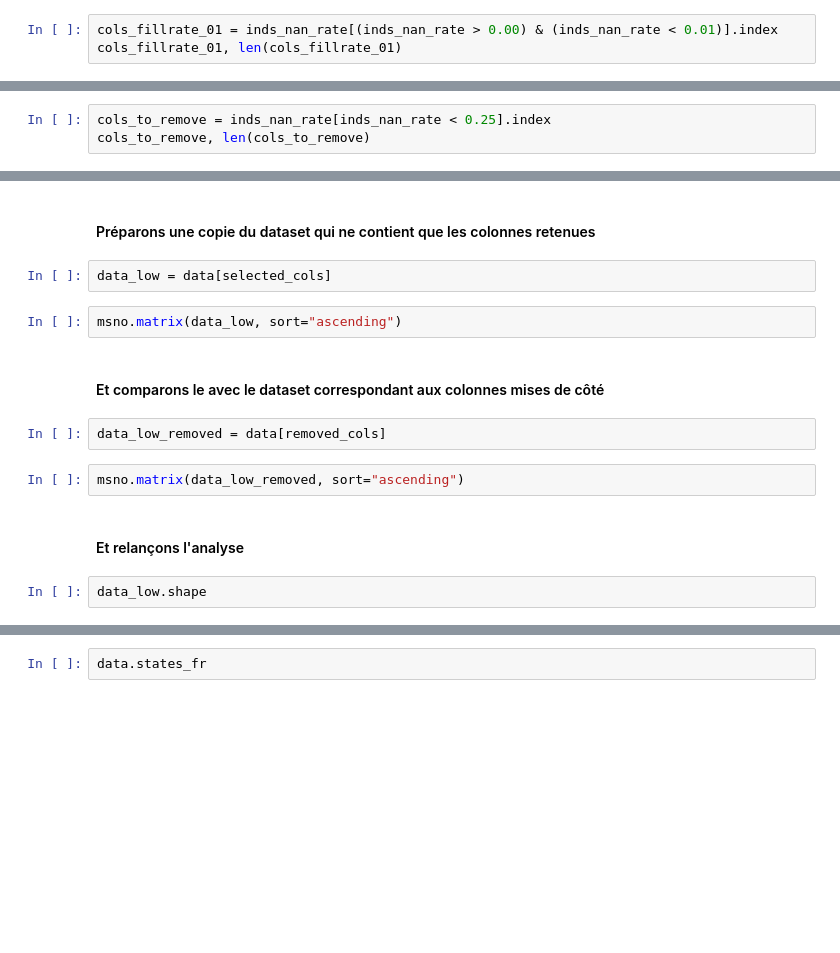
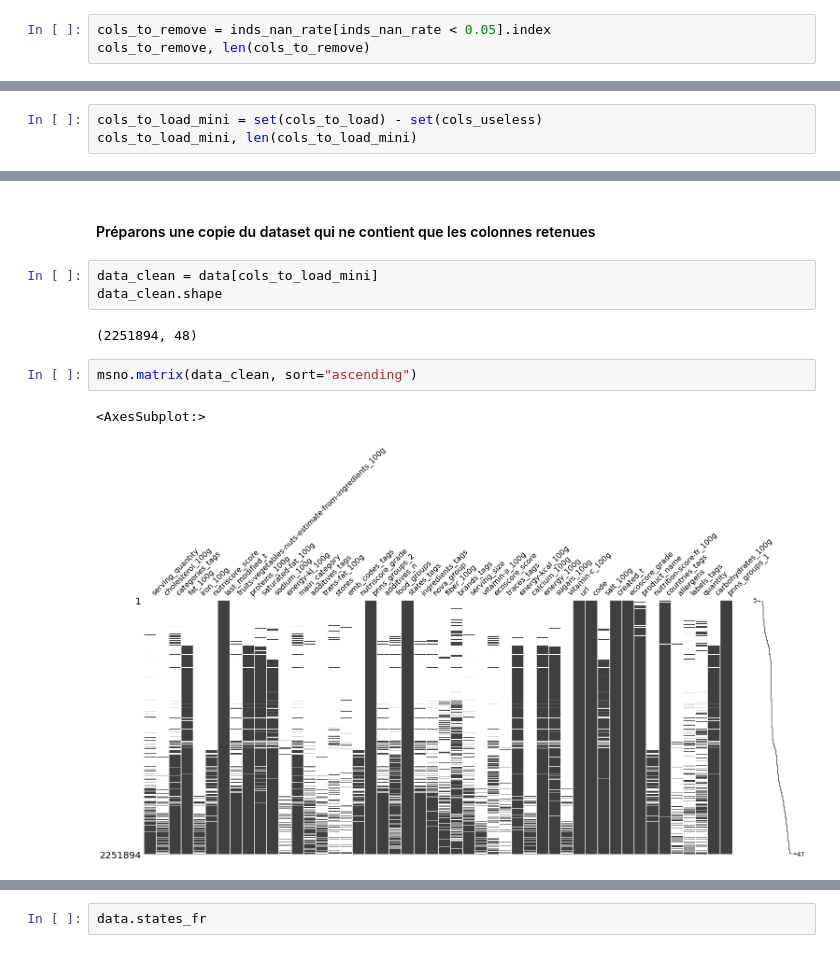
Before and after one commit to Valkea/OC_AI_03, a Jupyter notebook: Cleaning.ipynb, the cells around one changed output, grey strips where cells are left out. Cells and saved outputs as stored; diff of their text form; blank space fills up the shorter version.

```diff
--- a/Cleaning.ipynb
+++ b/Cleaning.ipynb
@@ -142,4 +159,4 @@ Puis regardons les colonnes qui ont moins de 1% des données *(et plus de 0%)*
 # %%
-cols_fillrate_01 = inds_nan_rate[(inds_nan_rate > 0.00) & (inds_nan_rate < 0.01)].index
-cols_fillrate_01, len(cols_fillrate_01)
+cols_to_remove = inds_nan_rate[inds_nan_rate < 0.05].index
+cols_to_remove, len(cols_to_remove)
 # %% [output]
@@ -185,3 +172,0 @@ En parcourant les colonnes identifiées dans ces trois selections, aucune ne me
-# %%
-cols_to_remove = inds_nan_rate[inds_nan_rate < 0.25].index
-cols_to_remove, len(cols_to_remove)
@@ -316,0 +405,3 @@ data.traces.value_counts()
+# %%
+cols_to_load_mini = set(cols_to_load) - set(cols_useless)
+cols_to_load_mini, len(cols_to_load_mini)
@@ -317,16 +426,12 @@ data.traces.value_counts()
 # %% [markdown]
 #### Préparons une copie du dataset qui ne contient que les colonnes retenues
-# %%
-data_low = data[selected_cols]
+# %%
+data_clean = data[cols_to_load_mini]
+data_clean.shape
+# %% [output]
+(2251894, 48)
 # %%
-msno.matrix(data_low, sort="ascending")
+msno.matrix(data_clean, sort="ascending")
+# %% [output]
+<AxesSubplot:>
+[figure, added]
-# %% [markdown]
-#### Et comparons le avec le dataset correspondant aux colonnes mises de côté
-# %%
-data_low_removed = data[removed_cols]
-# %%
-msno.matrix(data_low_removed, sort="ascending")
-# %% [markdown]
-#### Et relançons l'analyse
-# %%
-data_low.shape
```
Also changed, not shown: parts of 59 cells of this notebook.
